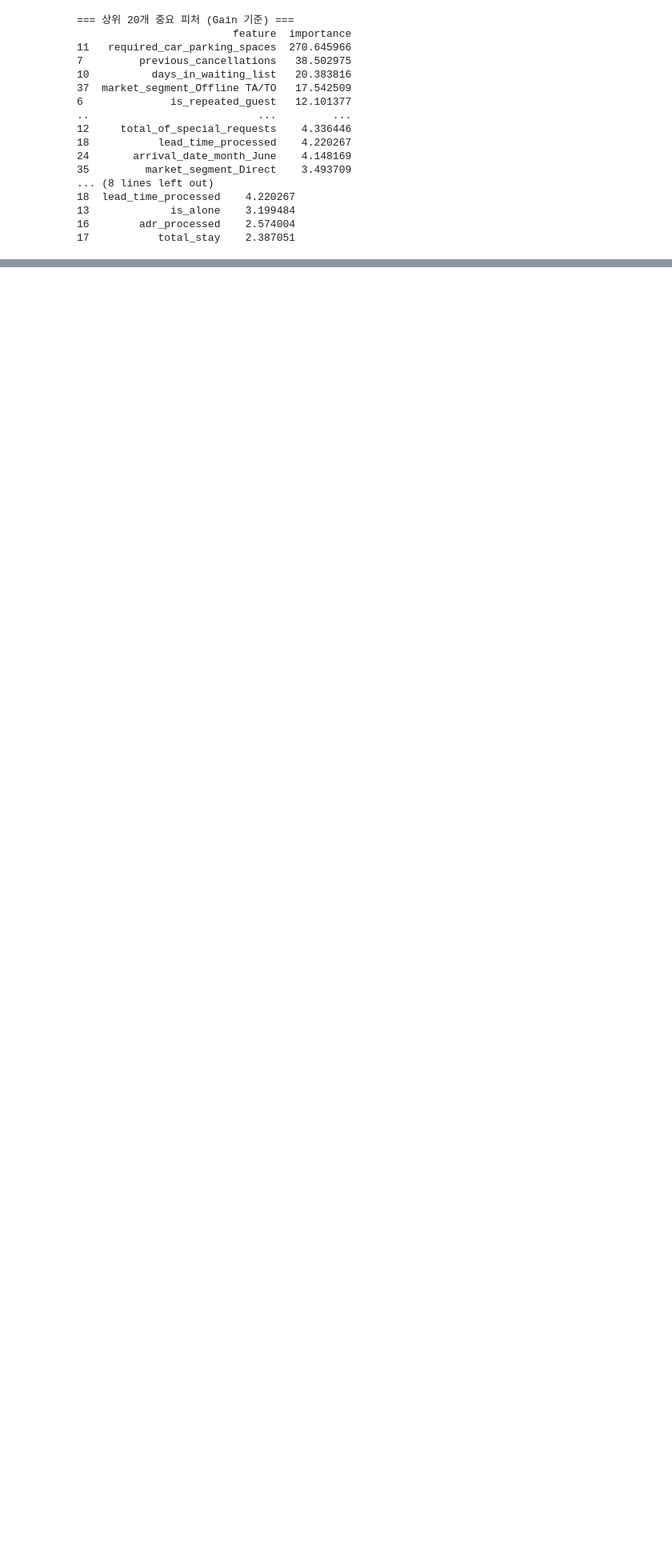
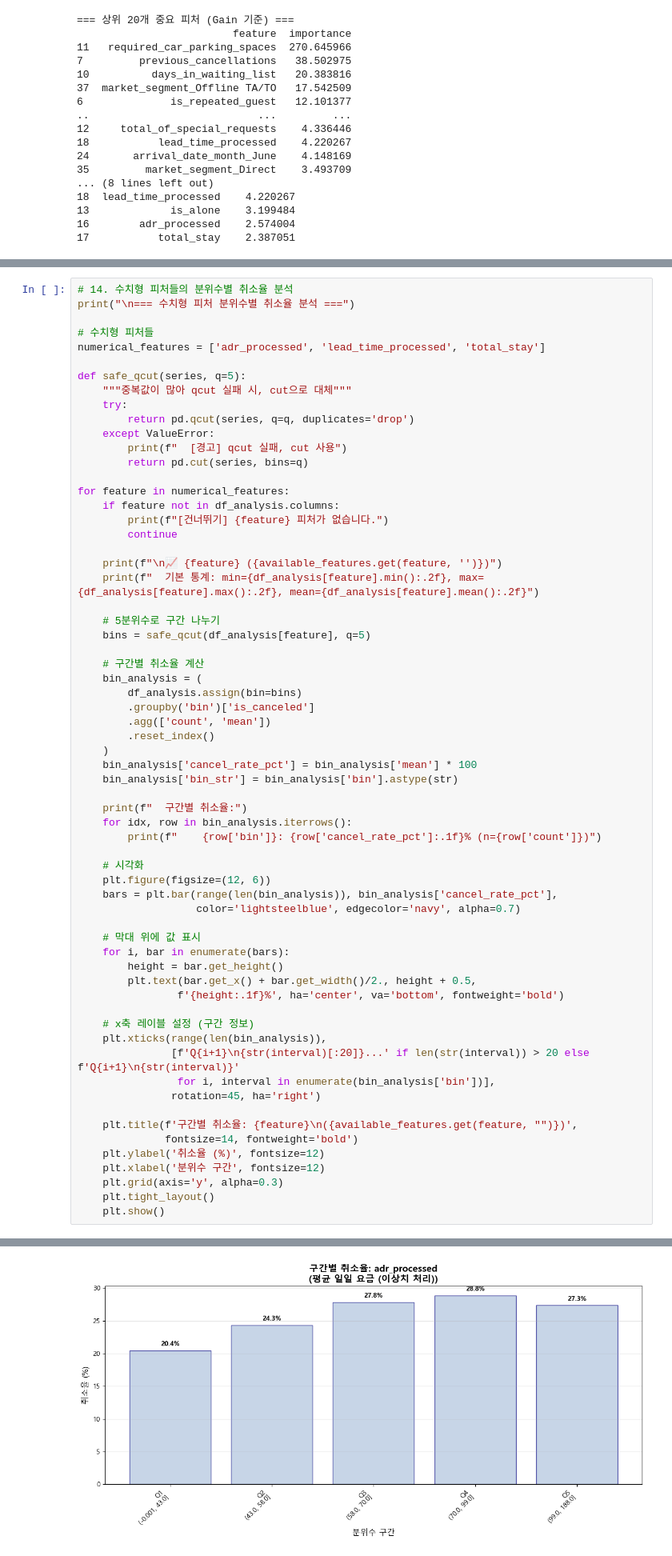
Before and after one commit to SKNETWORKS-FAMILY-AICAMP/SKN18-2nd-5Team, a Jupyter notebook: ML/eda.ipynb, the cells around one changed output, grey strips where cells are left out. Shown: that part at 80% size. Drawn from its saved outputs; the diff is of its cells as text; blank space fills up the shorter version.

```diff
--- a/ML/test.ipynb
+++ b/ML/eda.ipynb
@@ -158,0 +281,65 @@ else:
+# %%
+# 14. 수치형 피처들의 분위수별 취소율 분석
+print("\n=== 수치형 피처 분위수별 취소율 분석 ===")
+
+# 수치형 피처들
+numerical_features = ['adr_processed', 'lead_time_processed', 'total_stay']
+
+def safe_qcut(series, q=5):
+    """중복값이 많아 qcut 실패 시, cut으로 대체"""
+    try:
+        return pd.qcut(series, q=q, duplicates='drop')
+    except ValueError:
+        print(f"  [경고] qcut 실패, cut 사용")
+        return pd.cut(series, bins=q)
+
+for feature in numerical_features:
+    if feature not in df_analysis.columns:
+        print(f"[건너뛰기] {feature} 피처가 없습니다.")
+        continue
+
+    print(f"\n📈 {feature} ({available_features.get(feature, '')})")
+    print(f"  기본 통계: min={df_analysis[feature].min():.2f}, max={df_analysis[feature].max():.2f}, mean={df_analysis[feature].mean():.2f}")
+
+    # 5분위수로 구간 나누기
+    bins = safe_qcut(df_analysis[feature], q=5)
+
+    # 구간별 취소율 계산
+    bin_analysis = (
+        df_analysis.assign(bin=bins)
+        .groupby('bin')['is_canceled']
+        .agg(['count', 'mean'])
+        .reset_index()
+    )
+    bin_analysis['cancel_rate_pct'] = bin_analysis['mean'] * 100
+    bin_analysis['bin_str'] = bin_analysis['bin'].astype(str)
+
+    print(f"  구간별 취소율:")
+    for idx, row in bin_analysis.iterrows():
+        print(f"    {row['bin']}: {row['cancel_rate_pct']:.1f}% (n={row['count']})")
+
+    # 시각화
+    plt.figure(figsize=(12, 6))
+    bars = plt.bar(range(len(bin_analysis)), bin_analysis['cancel_rate_pct'],
+                   color='lightsteelblue', edgecolor='navy', alpha=0.7)
+
+    # 막대 위에 값 표시
+    for i, bar in enumerate(bars):
+        height = bar.get_height()
+        plt.text(bar.get_x() + bar.get_width()/2., height + 0.5,
+                f'{height:.1f}%', ha='center', va='bottom', fontweight='bold')
+
+    # x축 레이블 설정 (구간 정보)
+    plt.xticks(range(len(bin_analysis)),
+               [f'Q{i+1}\n{str(interval)[:20]}...' if len(str(interval)) > 20 else f'Q{i+1}\n{str(interval)}'
+                for i, interval in enumerate(bin_analysis['bin'])],
+               rotation=45, ha='right')
+
+    plt.title(f'구간별 취소율: {feature}\n({available_features.get(feature, "")})',
+              fontsize=14, fontweight='bold')
+    plt.ylabel('취소율 (%)', fontsize=12)
+    plt.xlabel('분위수 구간', fontsize=12)
+    plt.grid(axis='y', alpha=0.3)
+    plt.tight_layout()
+    plt.show()
+# %% [output]
@@ -158,0 +356 @@ else:
+[figure, added]
```
Also changed, not shown: parts of 8 cells of this notebook.
